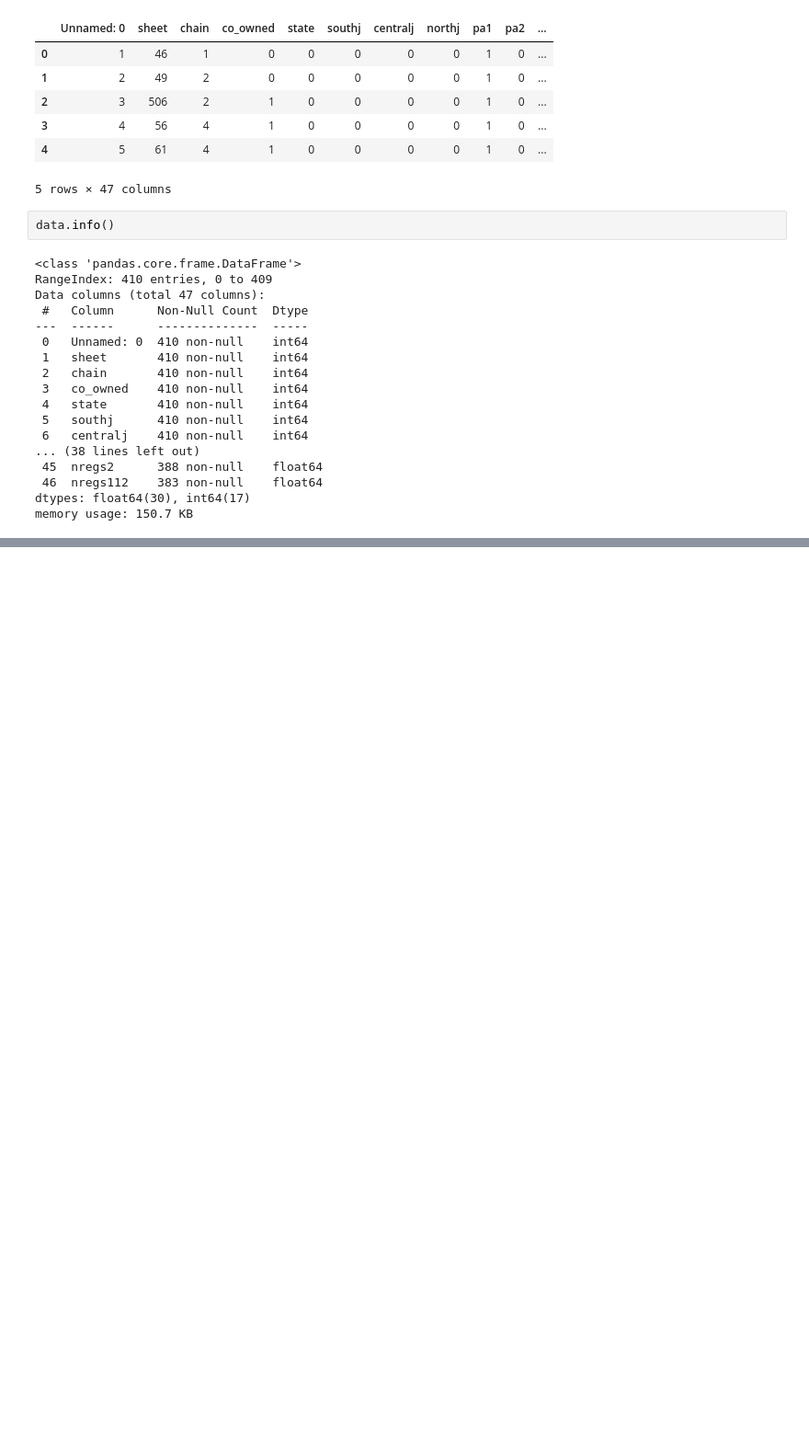
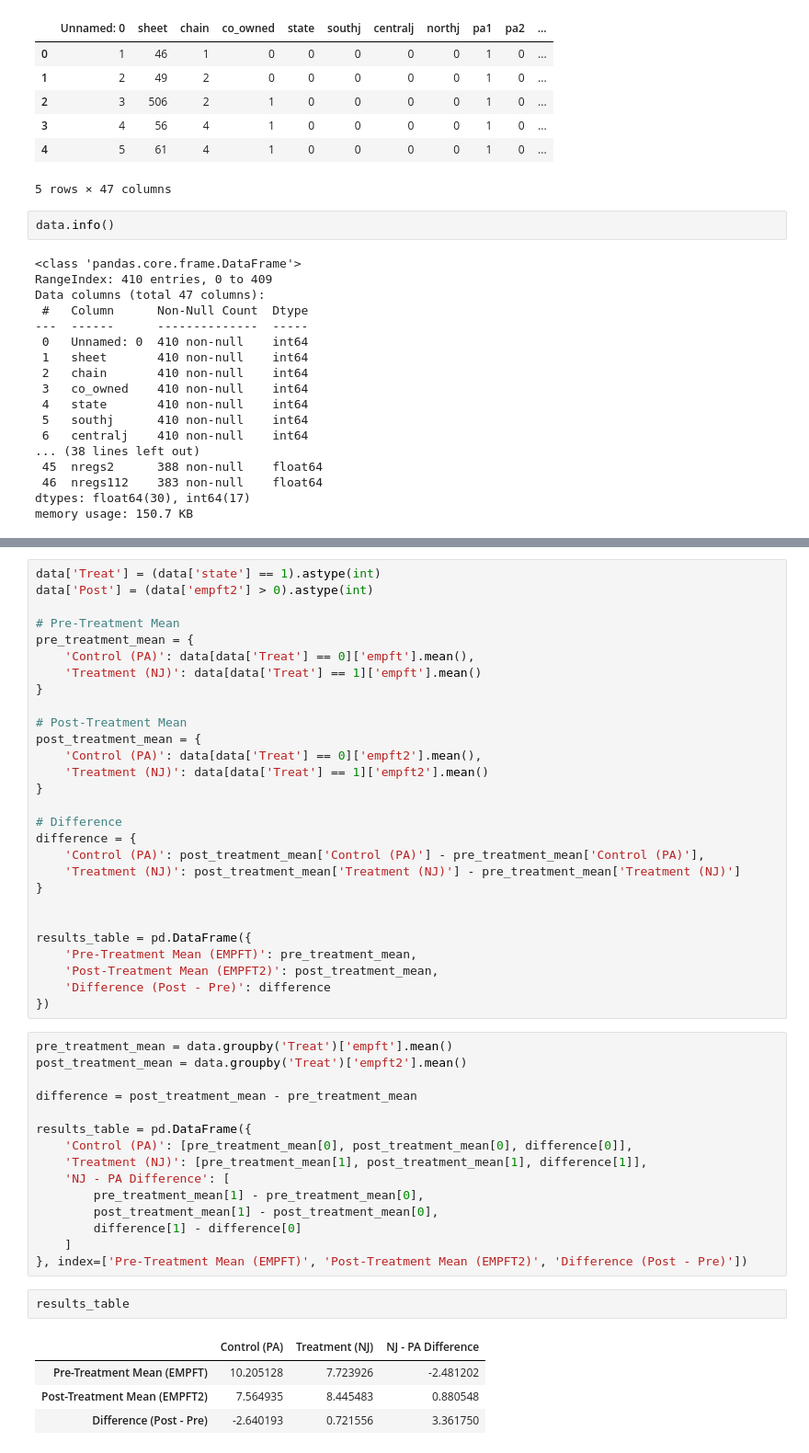
Before and after one commit to somin5555/skku_URP, a Jupyter notebook: python.ipynb, the cells around one changed output, grey strips where cells are left out. Shown: that part at 92% size. Saved outputs shown, nothing was run; the diff lists cells and outputs as text; blank space fills up the shorter version.

```diff
--- a/python.ipynb
+++ b/python.ipynb
@@ -94,0 +109,50 @@ plt.show()
+# %%
+data['Treat'] = (data['state'] == 1).astype(int)
+data['Post'] = (data['empft2'] > 0).astype(int)
+
+# Pre-Treatment Mean
+pre_treatment_mean = {
+    'Control (PA)': data[data['Treat'] == 0]['empft'].mean(),
+    'Treatment (NJ)': data[data['Treat'] == 1]['empft'].mean()
+}
+
+# Post-Treatment Mean
+post_treatment_mean = {
+    'Control (PA)': data[data['Treat'] == 0]['empft2'].mean(),
+    'Treatment (NJ)': data[data['Treat'] == 1]['empft2'].mean()
+}
+
+# Difference
+difference = {
+    'Control (PA)': post_treatment_mean['Control (PA)'] - pre_treatment_mean['Control (PA)'],
+    'Treatment (NJ)': post_treatment_mean['Treatment (NJ)'] - pre_treatment_mean['Treatment (NJ)']
+}
+
+
+results_table = pd.DataFrame({
+    'Pre-Treatment Mean (EMPFT)': pre_treatment_mean,
+    'Post-Treatment Mean (EMPFT2)': post_treatment_mean,
+    'Difference (Post - Pre)': difference
+})
+# %%
+pre_treatment_mean = data.groupby('Treat')['empft'].mean()
+post_treatment_mean = data.groupby('Treat')['empft2'].mean()
+
+difference = post_treatment_mean - pre_treatment_mean
+
+results_table = pd.DataFrame({
+    'Control (PA)': [pre_treatment_mean[0], post_treatment_mean[0], difference[0]],
+    'Treatment (NJ)': [pre_treatment_mean[1], post_treatment_mean[1], difference[1]],
+    'NJ - PA Difference': [
+        pre_treatment_mean[1] - pre_treatment_mean[0],
+        post_treatment_mean[1] - post_treatment_mean[0],
+        difference[1] - difference[0]
+    ]
+}, index=['Pre-Treatment Mean (EMPFT)', 'Post-Treatment Mean (EMPFT2)', 'Difference (Post - Pre)'])
+# %%
+results_table
+# %% [output]
+|  | Control (PA) | Treatment (NJ) | NJ - PA Difference |
+| Pre-Treatment Mean (EMPFT) | 10.205128 | 7.723926 | -2.481202 |
+| Post-Treatment Mean (EMPFT2) | 7.564935 | 8.445483 | 0.880548 |
+| Difference (Post - Pre) | -2.640193 | 0.721556 | 3.361750 |
```
Also changed, not shown: parts of 3 cells of this notebook, 1 other file.
